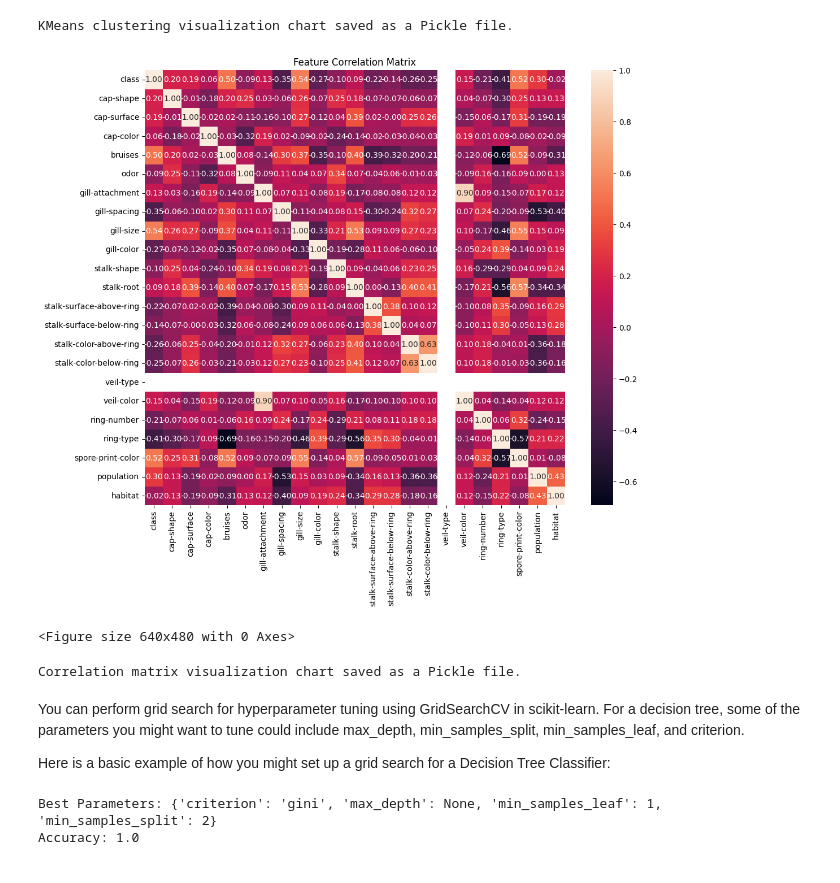
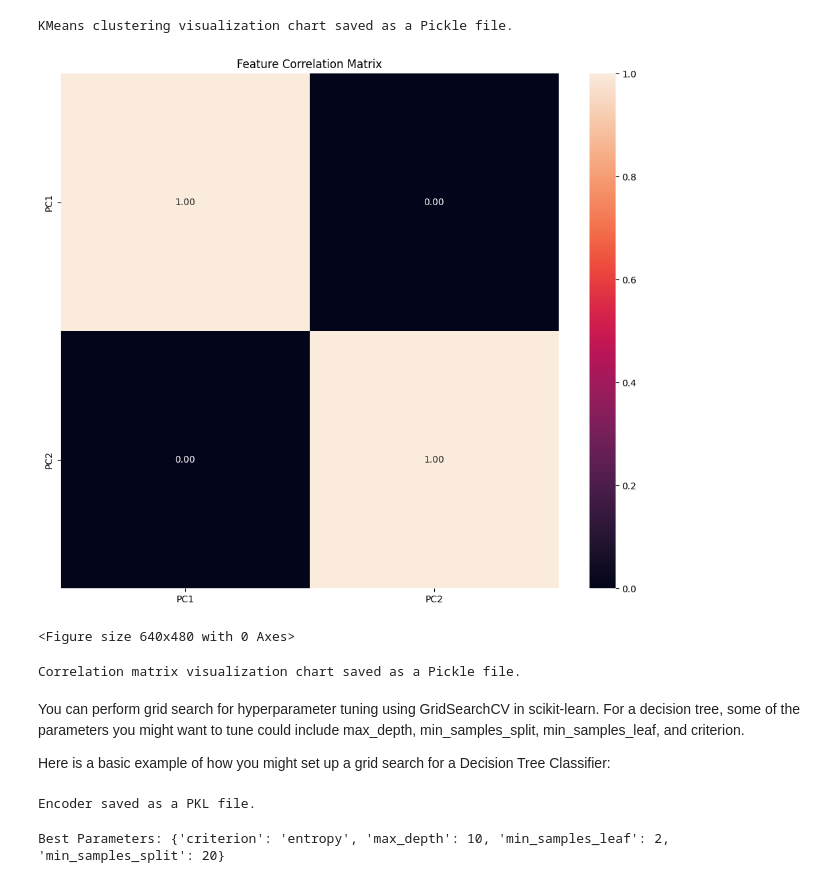
Before and after one commit to Rogersurf/Mushroom, a Jupyter notebook: Notebooks/eda_review.ipynb, the cells around one changed output. Cells and saved outputs as stored; diff of their text form; code cells hidden in the pictures.

```diff
--- a/Notebooks/eda_review.ipynb
+++ b/Notebooks/eda_review.ipynb
@@ -670,19 +692,19 @@ Visualization: Visualizing the results from dimensionality reduction and cluster
 
 Correlation Analysis: Identifying features that may correlate using correlation matrices or other statistical tests.
 # %%
-# Handle categorical variables
-df_encoded = df.apply(LabelEncoder().fit_transform)
+encoder = OneHotEncoder(drop='first', sparse=False)
+df_encoded = encoder.fit_transform(df.drop(columns=['class']))
 
 # Scale features
 scaler = StandardScaler()
-df_scaled = pd.DataFrame(scaler.fit_transform(df_encoded), columns=df.columns)
+df_scaled = pd.DataFrame(scaler.fit_transform(df_encoded))
 
 # Define the folder path where you want to save the Pickle files
 folder_path = "G:\\My Drive\\Colab Notebooks\\Mushroom\\Data\\Models\\img"
 
 # Save the DataFrames as Pickle files in the specified folder
-with open(os.path.join(folder_path, "df_encoded.pkl"), "wb") as f:
-    pickle.dump(df_encoded, f)
+with open(os.path.join(folder_path, "scaler.pkl"), "wb") as f:
+    pickle.dump(scaler, f)
 
 with open(os.path.join(folder_path, "df_scaled.pkl"), "wb") as f:
     pickle.dump(df_scaled, f)
@@ -736,40 +758,49 @@ print("KMeans clustering visualization chart saved as a Pickle file.")
 # %% [output]
 KMeans clustering visualization chart saved as a Pickle file.
 # %%
-# Calculate correlation matrix
-corr_matrix = df_encoded.corr()
+# Convert numpy array to DataFrame
+df_encoded = pd.DataFrame(df_encoded)
+
+# Now calculate the correlation matrix
+corr_matrix = df_pca.corr()
 
 # Optionally, visualize the correlation matrix
 import seaborn as sns
 import matplotlib.pyplot as plt
 
 plt.figure(figsize=(12,10))
 sns.heatmap(corr_matrix, annot=True, fmt=".2f")
 plt.title('Feature Correlation Matrix')
 plt.show()
 
 # Save the correlation matrix visualization chart as a Pickle file
 with open(os.path.join(folder_path, "correlation_matrix_chart.pkl"), "wb") as f:
     pickle.dump(plt.gcf(), f)
 
 plt.show()
 print("Correlation matrix visualization chart saved as a Pickle file.")
 # %% [output]
-[figure, old version]
+[figure, new version]
 <Figure size 640x480 with 0 Axes>
 Correlation matrix visualization chart saved as a Pickle file.
 # %% [markdown]
 You can perform grid search for hyperparameter tuning using GridSearchCV in scikit-learn. For a decision tree, some of the parameters you might want to tune could include max_depth, min_samples_split, min_samples_leaf, and criterion.
 
 Here is a basic example of how you might set up a grid search for a Decision Tree Classifier:
+# %%
+# One-Hot Encoding of Categorical Variables
+encoder = OneHotEncoder(drop='first', sparse=False)
+df_encoded = encoder.fit_transform(df.drop(columns=['class']))
+
+with open(os.path.join("encoder.pkl"), "wb") as f:
+    pickle.dump(encoder, f)
+
+print("Encoder saved as a PKL file.")
+# %% [output]
+Encoder saved as a PKL file.
 # %%
-# Assuming you have already encoded your categorical features and target variable
-# and df_encoded is your DataFrame with encoded features and target
-X = df_encoded.drop(columns=[target])
-y = df_encoded[target]
-
 # Splitting the data into training and testing sets
-X_train, X_test, y_train, y_test = train_test_split(X, y, test_size=0.2, random_state=42)
+X_train, X_test, y_train, y_test = train_test_split(df_pca, df['class'], test_size=0.2, random_state=42)
 
 # Defining the model
 dt = DecisionTreeClassifier(random_state=42)
@@ -790,11 +821,5 @@ grid_search.fit(X_train, y_train)
 
 # Printing the best parameters from the grid search
 print(f"Best Parameters: {grid_search.best_params_}")
-
-# Evaluating the model with the best parameters on the test set
-best_dt = grid_search.best_estimator_
-y_pred = best_dt.predict(X_test)
-print(f"Accuracy: {accuracy_score(y_test, y_pred)}")
 # %% [output]
-Best Parameters: {'criterion': 'gini', 'max_depth': None, 'min_samples_leaf': 1, 'min_samples_split': 2}
-Accuracy: 1.0
+Best Parameters: {'criterion': 'entropy', 'max_depth': 10, 'min_samples_leaf': 2, 'min_samples_split': 20}
```
Also changed, not shown: parts of 13 cells of this notebook, 13 other files.
